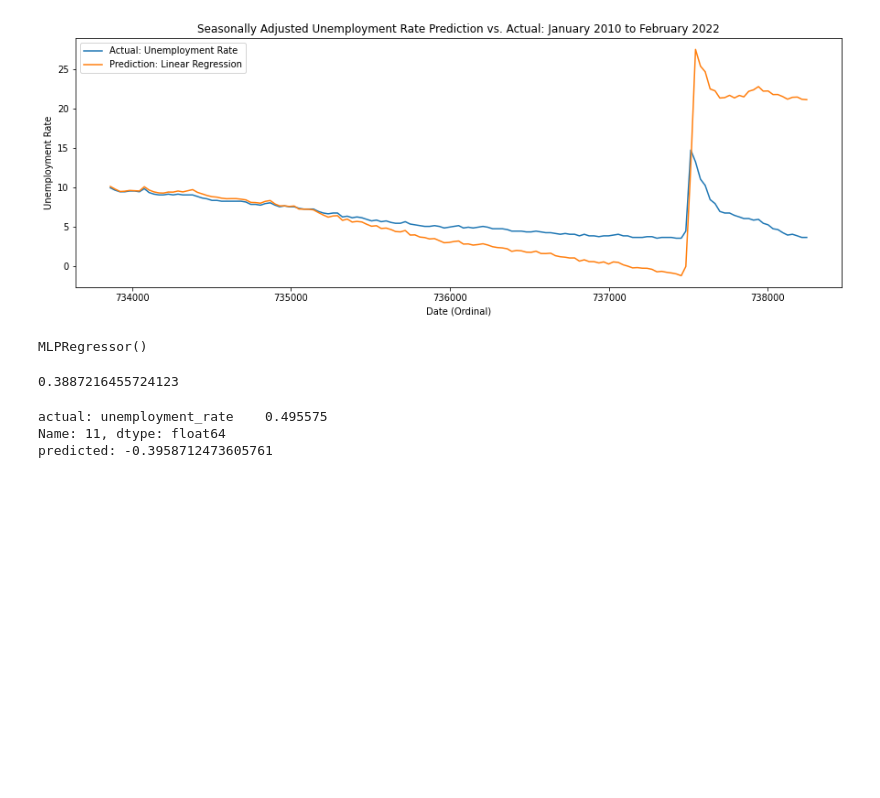
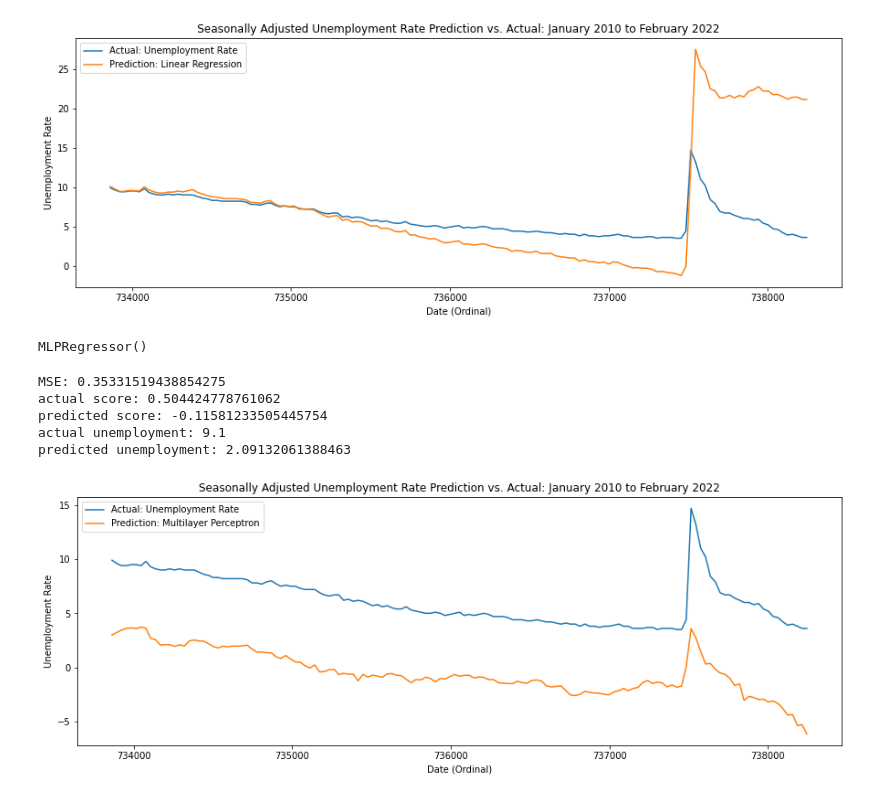
Before and after one commit to JayRPhilbrick/dl-economy-jayandshivani, a Jupyter notebook: code/predictors/naive_reg.ipynb, the cells around one changed output. Cells and saved outputs as stored; diff of their text form; code cells hidden in the pictures; blank space fills up the shorter version.

```diff
--- a/code/predictors/naive_reg.ipynb
+++ b/code/predictors/naive_reg.ipynb
@@ -50,7 +53,7 @@ maxes = pd.read_csv("../../data/cleaned/maxes.csv")
 min_unemployment_rate = mins.unemployment_rate[0]
 max_unemployment_rate = maxes.unemployment_rate[0]
 
-def inverting_transform_unemployment(series, ls=-1):
+def inverting_transform_unemployment(series):
     series = series * (max_unemployment_rate - min_unemployment_rate) + min_unemployment_rate
     return series
 
@@ -64,8 +67,8 @@ plt.plot(months_df, y_pred_reg_E[:145], label='Prediction: Linear Regression')
 plt.ylabel('Unemployment Rate')
 plt.xlabel('Date (Ordinal)')
 plt.title('Seasonally Adjusted Unemployment Rate Prediction vs. Actual: January 2010 to February 2022')
+plt.legend()
 plt.savefig('../../figures/reg_prediction_vs_actual.jpg')
-plt.legend()
 plt.show()
 # %% [output]
 [figure]
@@ -79,13 +82,32 @@ MLPRegressor()
 # %%
 pred = predictor.predict(inputs_test)
 mse = metrics.mean_squared_error(pred, labels_test)
-print(mse)
-# %% [output]
-0.3887216455724123
-# %%
-print("actual: " + str(labels_test.iloc[11]))
-print("predicted: " + str(pred[11]))
-# %% [output]
-actual: unemployment_rate    0.495575
-Name: 11, dtype: float64
-predicted: -0.3958712473605761
+# %%
+print("MSE: " + str(mse))
+print("actual score: " + str(labels_test.iloc[12][0]))
+print("predicted score: " + str(pred[12]))
+print("actual unemployment: " + str(inverting_transform_unemployment_point(labels_test.iloc[12][0])))
+print("predicted unemployment: " + str(inverting_transform_unemployment_point(pred[12])))
+
+pickle.dump(str(mse), open("../../data/predictions/mlp_mse.txt", "wb"))
+# %% [output]
+MSE: 0.35331519438854275
+actual score: 0.504424778761062
+predicted score: -0.11581233505445754
+actual unemployment: 9.1
+predicted unemployment: 2.09132061388463
+# %%
+y_pred_mlp_E = inverting_transform_unemployment(pred)
+y_inv = inverting_transform_unemployment(labels_test.values.reshape(labels_test.shape[0], 1))
+
+plt.figure(figsize=(15, 5))
+plt.plot(months_df, y_inv, label='Actual: Unemployment Rate')
+plt.plot(months_df, y_pred_mlp_E[:145], label='Prediction: Multilayer Perceptron')
+plt.ylabel('Unemployment Rate')
+plt.xlabel('Date (Ordinal)')
+plt.title('Seasonally Adjusted Unemployment Rate Prediction vs. Actual: January 2010 to February 2022')
+plt.legend()
+plt.savefig('../../figures/mlp_prediction_vs_actual.jpg')
+plt.show()
+# %% [output]
+[figure, added]
```
Also changed, not shown: parts of 4 cells of this notebook, 22 other files.
